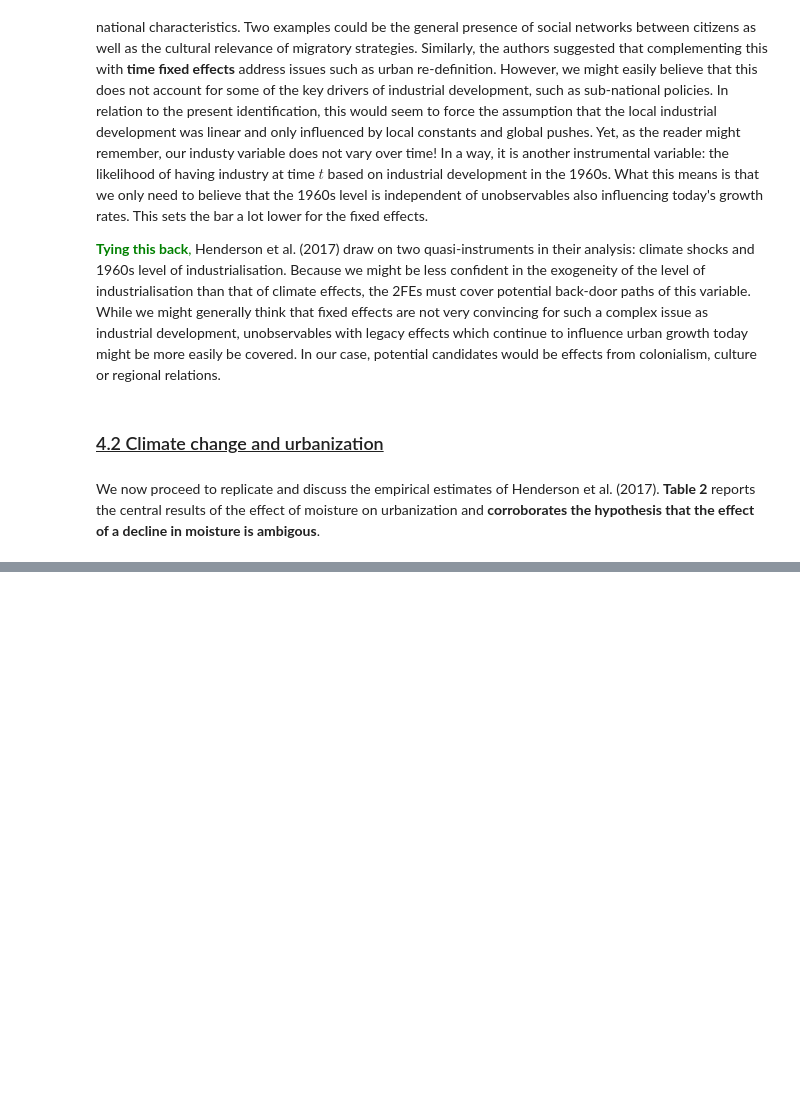
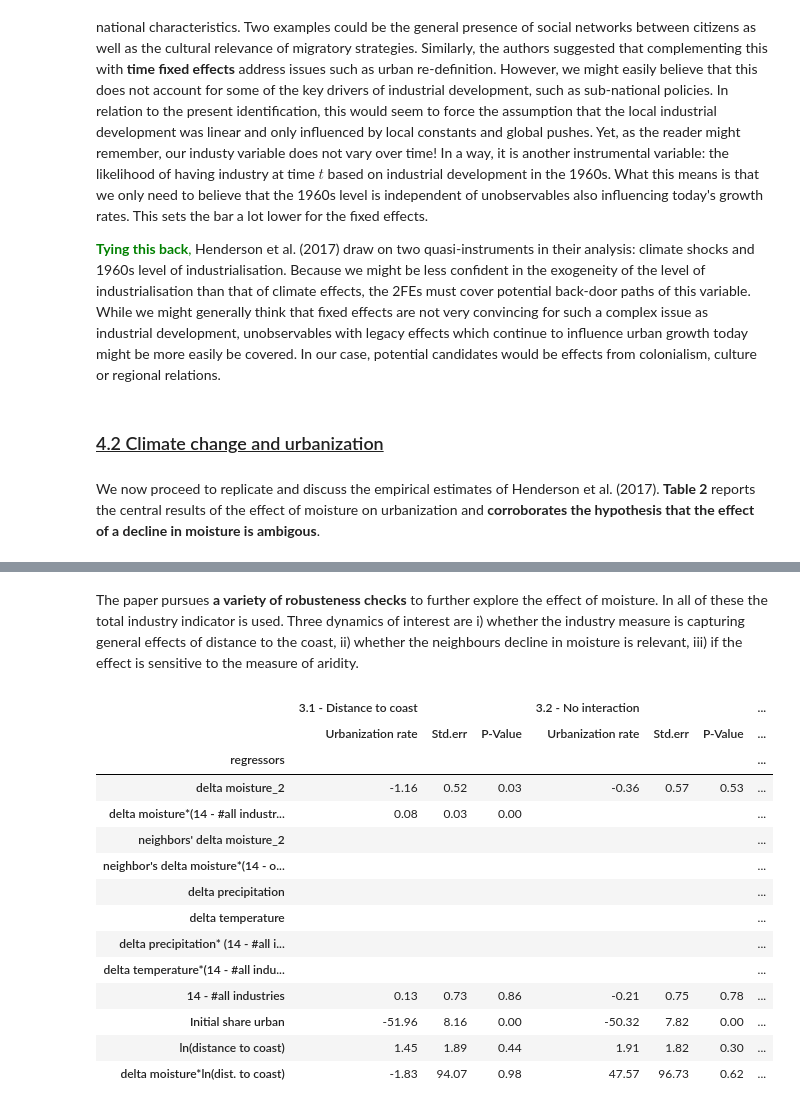
Before and after one commit to pcschreiber1/Henderson_2017_Replication, a Jupyter notebook: Replication notebook.ipynb, the cells around one changed output, grey strips where cells are left out. Saved outputs shown, nothing was run; the diff lists cells and outputs as text; code cells hidden in the pictures; blank space fills up the shorter version.

Commit message:
Fixing CI: included table 3

```diff
--- a/Replication notebook.ipynb
+++ b/Replication notebook.ipynb
@@ -179,0 +183,37 @@ get_table_regiondata(regressors, specification, regiondata)
+# %% [markdown]
+The paper pursues **a variety of robusteness checks** to further explore the effect of moisture. In all of these the total industry indicator is used. Three dynamics of interest are i) whether the industry measure is capturing general effects of distance to the coast, ii) whether the neighbours decline in moisture is relevant, iii) if the effect is sensitive to the measure of aridity.
+# %%
+# ----------------------------------------------------------
+# ----------------   Table 3   -----------------------------
+# ----------------------------------------------------------
+regiondata = pd.read_stata("data/regiondata.dta")
+
+regressors, specification = get_district_robustness_specification()
+
+#filtering out outliers
+regiondata = regiondata.query("abspctileADsm0_2moistu > 6 & abspctileADurbfrac > 6")
+#convert selected variables to permille
+permille_vars = ["extent_agE",
+                 "extent_agH",
+                 "firsturbfrac",
+                 "lndiscst",
+                 "ADsm0_2moistulndiscst"]
+regiondata.loc[:, permille_vars] = regiondata.loc[:, permille_vars] /1000
+
+get_table_regiondata(regressors, specification, regiondata)
+# %% [output]
+|  | 3.1 - Distance to coast |  |  | 3.2 - No interaction |  |  | ... |
+|  | Urbanization rate | Std.err | P-Value | Urbanization rate | Std.err | P-Value | ... |
+| regressors |  |  |  |  |  |  | ... |
+| delta moisture_2 | -1.16 | 0.52 | 0.03 | -0.36 | 0.57 | 0.53 | ... |
+| delta moisture*(14 - #all industr... | 0.08 | 0.03 | 0.00 |  |  |  | ... |
+| neighbors' delta moisture_2 |  |  |  |  |  |  | ... |
+| neighbor's delta moisture*(14 - o... |  |  |  |  |  |  | ... |
+| delta precipitation |  |  |  |  |  |  | ... |
+| delta temperature |  |  |  |  |  |  | ... |
+| delta precipitation* (14 - #all i... |  |  |  |  |  |  | ... |
+| delta temperature*(14 - #all indu... |  |  |  |  |  |  | ... |
+| 14 - #all industries | 0.13 | 0.73 | 0.86 | -0.21 | 0.75 | 0.78 | ... |
+| Initial share urban | -51.96 | 8.16 | 0.00 | -50.32 | 7.82 | 0.00 | ... |
+| ln(distance to coast) | 1.45 | 1.89 | 0.44 | 1.91 | 1.82 | 0.30 | ... |
+| delta moisture*ln(dist. to coast) | -1.83 | 94.07 | 0.98 | 47.57 | 96.73 | 0.62 | ... |
```
Also changed, not shown: parts of 1 cell of this notebook.
